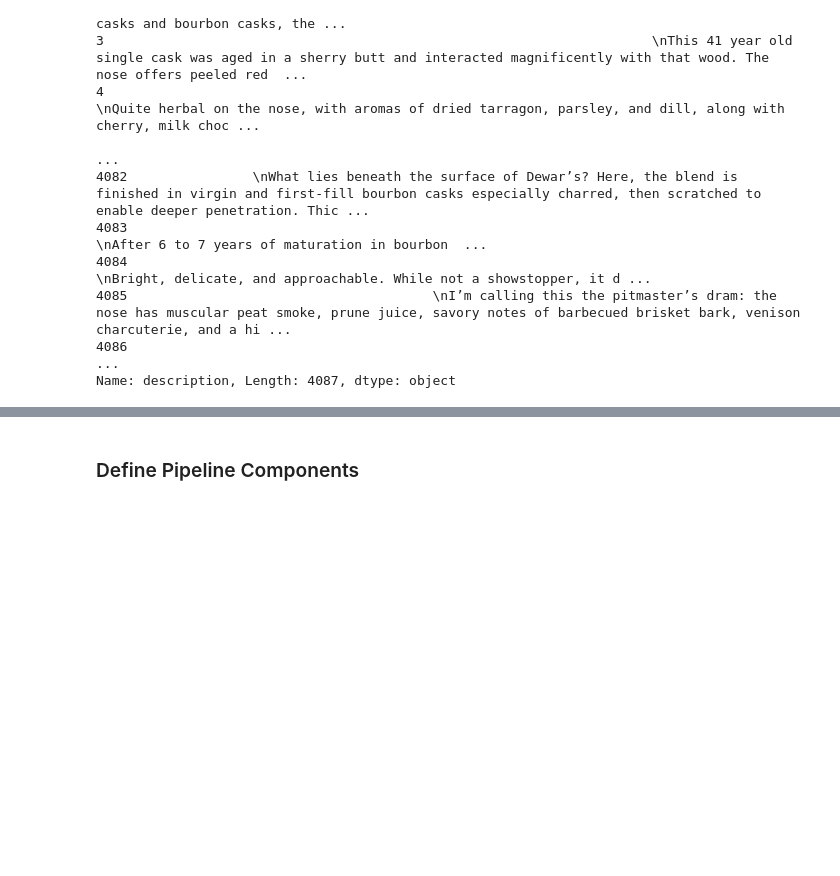
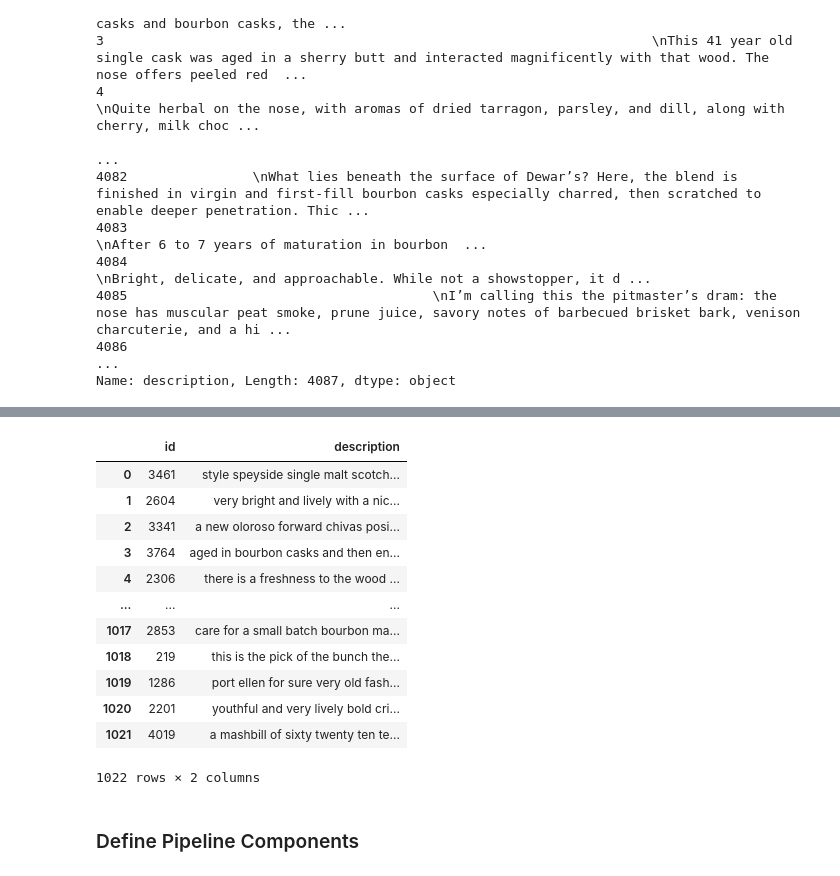
Before and after one commit to JAaron93/DS-Unit-4-Sprint-1-NLP, a Jupyter notebook: module3-document-classification/LS_DS_413_Document_Classification_Assignment.ipynb, the cells around one changed output, grey strips where cells are left out. Drawn from its saved outputs; the diff is of its cells as text; code cells hidden in the pictures; blank space fills up the shorter version.

```diff
--- a/module3-document-classification/LS_DS_413_Document_Classification_Assignment.ipynb
+++ b/module3-document-classification/LS_DS_413_Document_Classification_Assignment.ipynb
@@ -157,0 +154,2 @@ X = X.parallel_apply(clean_data)
+# %%
+test['description'] = test['description'].parallel_apply(clean_data)
@@ -173,3 +187,19 @@ Name: description, Length: 4087, dtype: object
+# %%
+test
+# %% [output]
+|  | id | description |
+| 0 | 3461 | style speyside single malt scotch... |
+| 1 | 2604 | very bright and lively with a nic... |
+| 2 | 3341 | a new oloroso forward chivas posi... |
+| 3 | 3764 | aged in bourbon casks and then en... |
+| 4 | 2306 | there is a freshness to the wood ... |
+| ... | ... | ... |
+| 1017 | 2853 | care for a small batch bourbon ma... |
+| 1018 | 219 | this is the pick of the bunch the... |
+| 1019 | 1286 | port ellen for sure very old fash... |
+| 1020 | 2201 | youthful and very lively bold cri... |
+| 1021 | 4019 | a mashbill of sixty twenty ten te... |
+1022 rows × 2 columns
 # %% [markdown]
 ### Define Pipeline Components
 # %%
```
Also changed, not shown: parts of 40 cells of this notebook, 3 other files.
